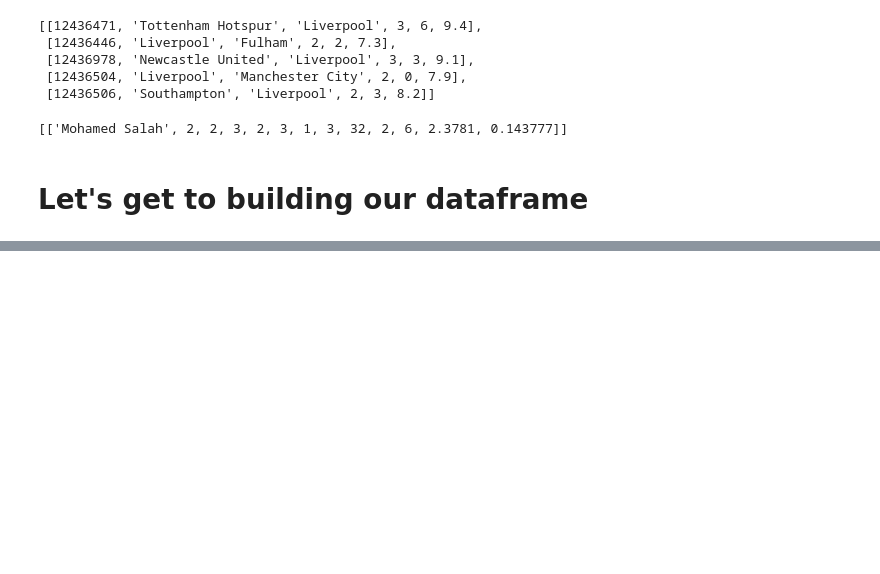
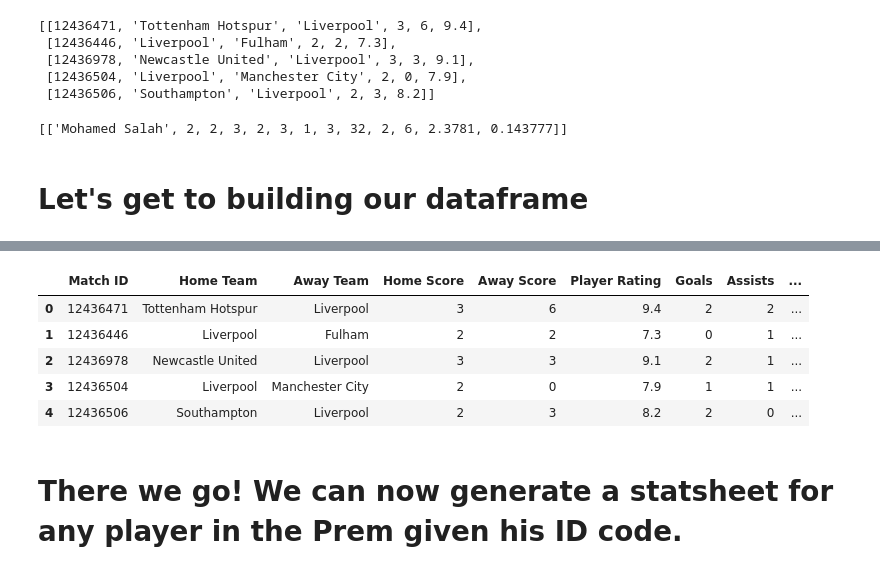
Before and after one commit to mounirfrhn/Premier-League-Simulation, a Jupyter notebook: notebook_sam.ipynb, the cells around one changed output, grey strips where cells are left out. Cells and saved outputs as stored; diff of their text form; code cells hidden in the pictures; blank space fills up the shorter version.

Commit message:
built function to get statsheet

```diff
--- a/notebook_sam.ipynb
+++ b/notebook_sam.ipynb
@@ -493,0 +446,12 @@ print(df_final)
+# %%
+#mo salah
+generate_player_stats_dataframe(159665)
+# %% [output]
+|  | Match ID | Home Team | Away Team | Home Score | Away Score | Player Rating | Goals | Assists | ... |
+| 0 | 12436471 | Tottenham Hotspur | Liverpool | 3 | 6 | 9.4 | 2 | 2 | ... |
+| 1 | 12436446 | Liverpool | Fulham | 2 | 2 | 7.3 | 0 | 1 | ... |
+| 2 | 12436978 | Newcastle United | Liverpool | 3 | 3 | 9.1 | 2 | 1 | ... |
+| 3 | 12436504 | Liverpool | Manchester City | 2 | 0 | 7.9 | 1 | 1 | ... |
+| 4 | 12436506 | Southampton | Liverpool | 2 | 3 | 8.2 | 2 | 0 | ... |
+# %% [markdown]
+# There we go! We can now generate a statsheet for any player in the Prem given his ID code.
```
Also changed, not shown: parts of 9 cells of this notebook.
